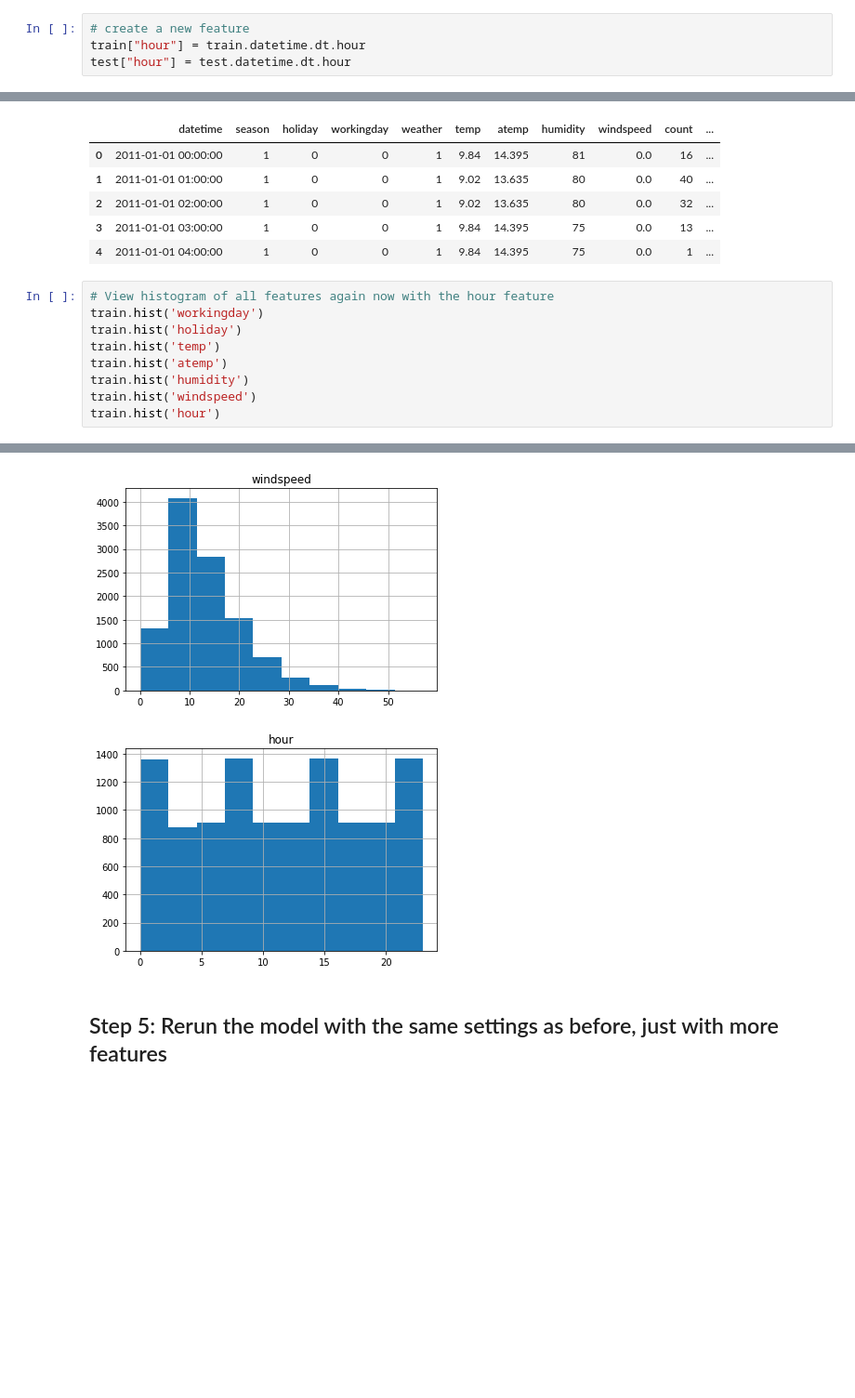
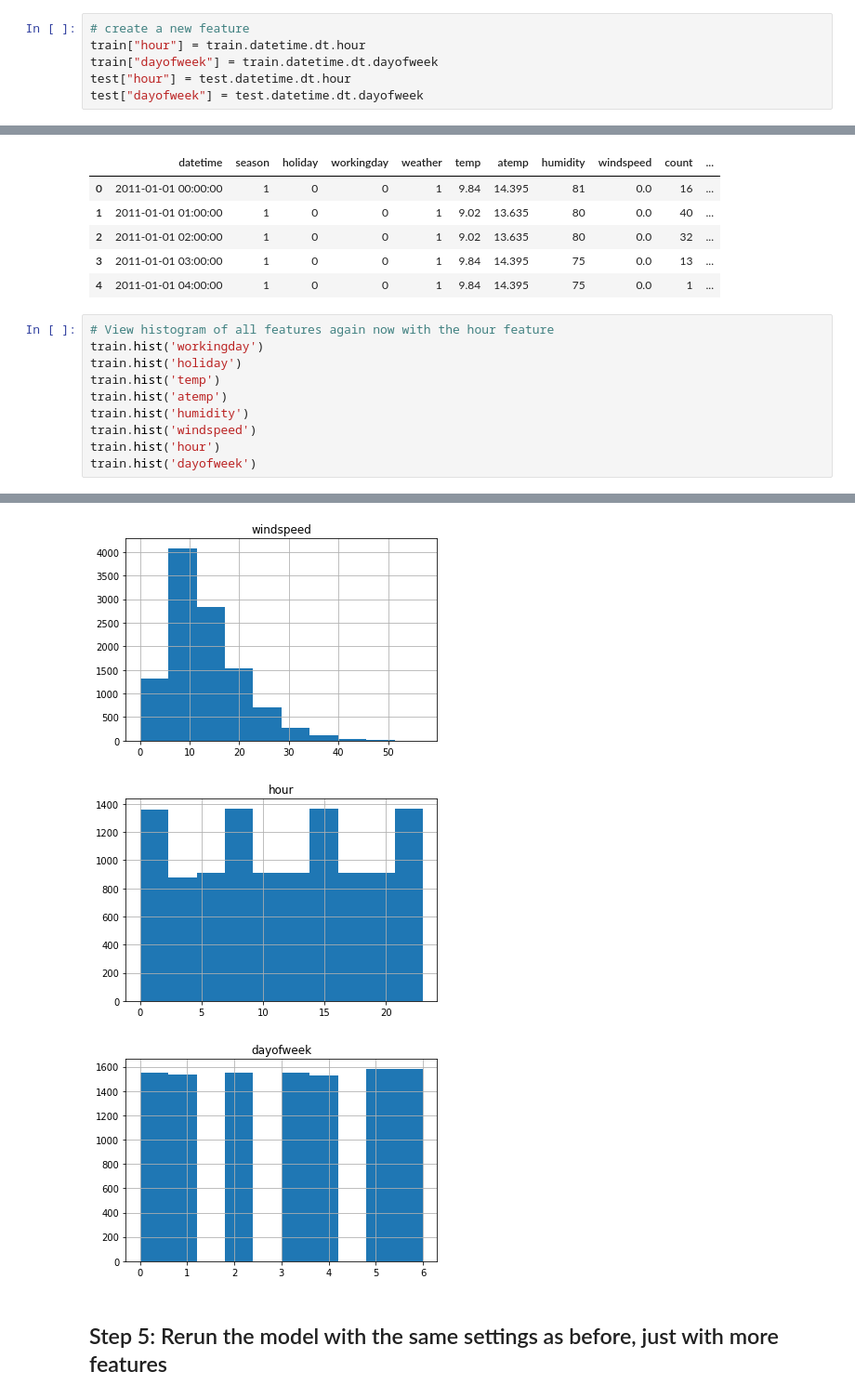
Before and after one commit to djarrin/Bike-Sharing-Demand-with-AutoGluon, a Jupyter notebook: project-notebook.ipynb, the cells around one changed output, grey strips where cells are left out. Shown at 93% size. Cells and saved outputs as stored; diff of their text form; blank space fills up the shorter version.

```diff
--- a/project-notebook.ipynb
+++ b/project-notebook.ipynb
@@ -252,7 +337,9 @@ array([[<AxesSubplot:title={'center':'season'}>]], dtype=object)
 # %%
 # create a new feature
 train["hour"] = train.datetime.dt.hour
+train["dayofweek"] = train.datetime.dt.dayofweek
 test["hour"] = test.datetime.dt.hour
+test["dayofweek"] = test.datetime.dt.dayofweek
 # %% [markdown]
 ## Make category types for these so models know they are not just numbers
 * AutoGluon originally sees these as ints, but in reality they are int representations of a category.
@@ -281,4 +368,5 @@ train.hist('atemp')
 train.hist('humidity')
 train.hist('windspeed')
 train.hist('hour')
+train.hist('dayofweek')
 # %% [output]
@@ -286,10 +374,11 @@ array([[<AxesSubplot:title={'center':'hour'}>]], dtype=object)
 [figure]
 [figure]
 [figure]
 [figure]
 [figure]
 [figure]
 [figure]
+[figure, added]
 # %% [markdown]
 ## Step 5: Rerun the model with the same settings as before, just with more features
 # %%
```
Also changed, not shown: parts of 26 cells of this notebook.
